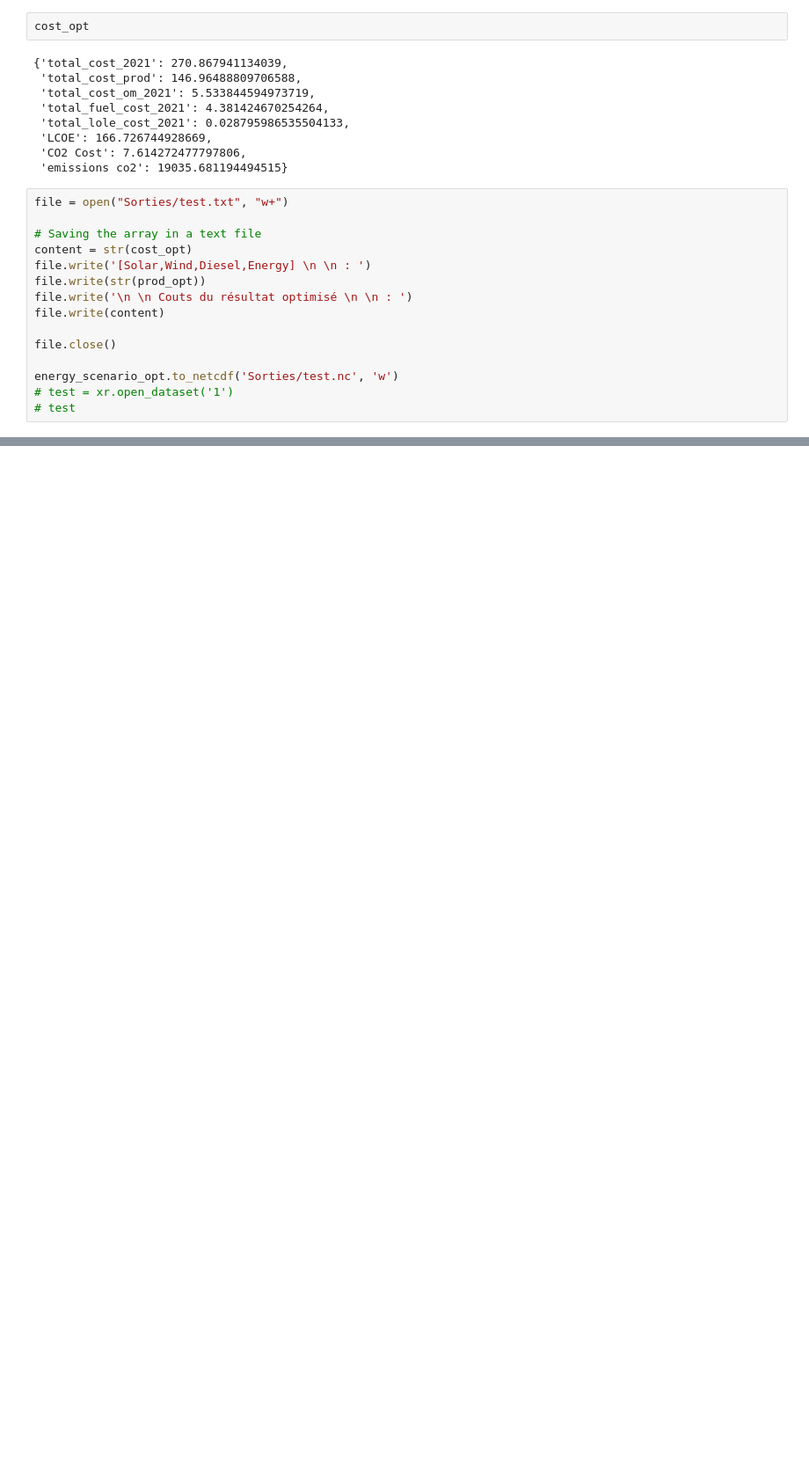
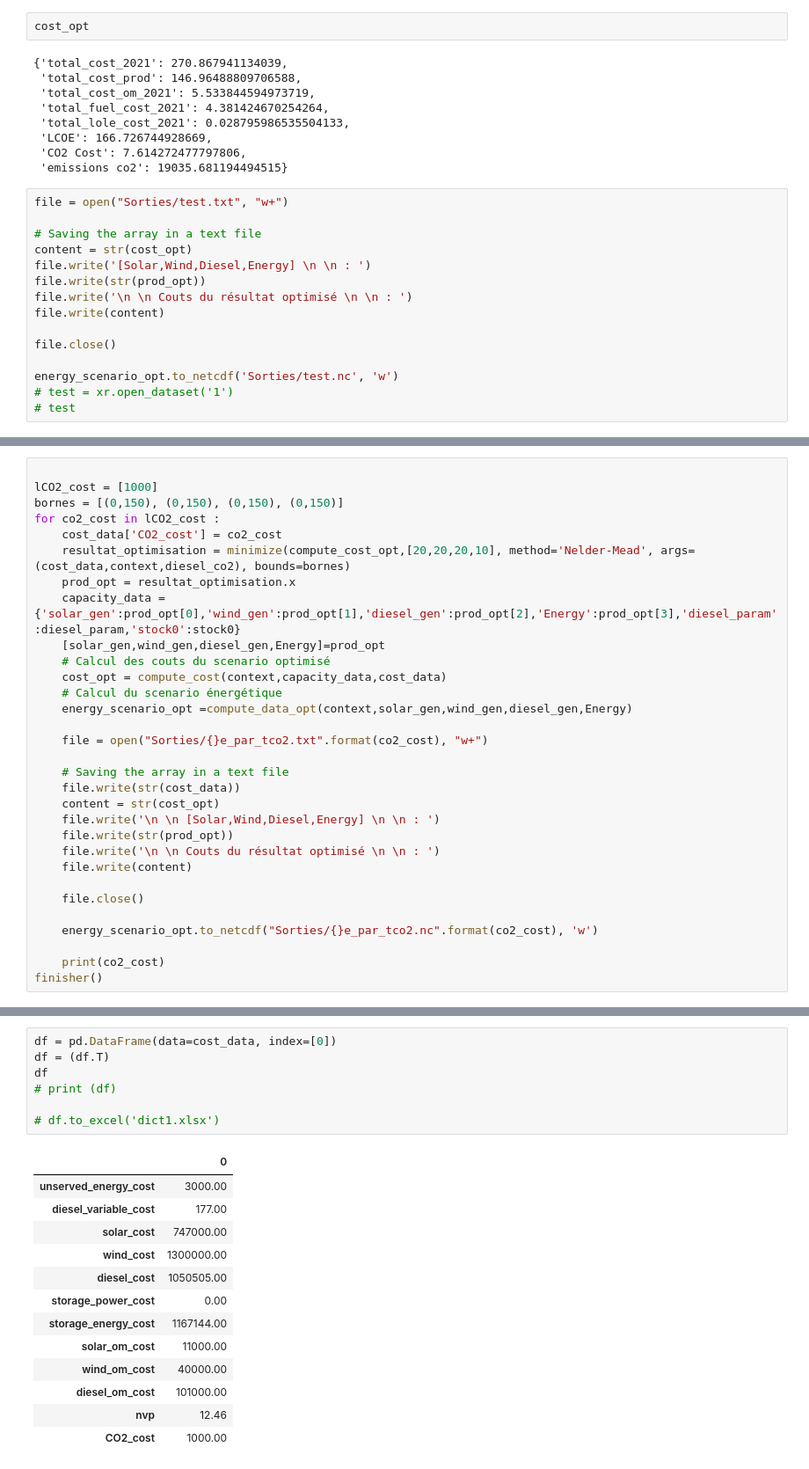
Before and after one commit to cledat/Projet-EA314, a Jupyter notebook: data_computation.ipynb, the cells around one changed output, grey strips where cells are left out. Shown at 88% size. Drawn from its saved outputs; the diff is of its cells as text; blank space fills up the shorter version.

Commit message:
Sortie tests de sensibilité co2

```diff
--- a/data_computation.ipynb
+++ b/data_computation.ipynb
@@ -505,0 +445,31 @@ ValueError: If using all scalar values, you must pass an index
+# %%
+
+lCO2_cost = [1000]
+bornes = [(0,150), (0,150), (0,150), (0,150)]
+for co2_cost in lCO2_cost :
+    cost_data['CO2_cost'] = co2_cost
+    resultat_optimisation = minimize(compute_cost_opt,[20,20,20,10], method='Nelder-Mead', args=(cost_data,context,diesel_co2), bounds=bornes)
+    prod_opt = resultat_optimisation.x
+    capacity_data = {'solar_gen':prod_opt[0],'wind_gen':prod_opt[1],'diesel_gen':prod_opt[2],'Energy':prod_opt[3],'diesel_param':diesel_param,'stock0':stock0}
+    [solar_gen,wind_gen,diesel_gen,Energy]=prod_opt
+    # Calcul des couts du scenario optimisé
+    cost_opt = compute_cost(context,capacity_data,cost_data)
+    # Calcul du scenario énergétique
+    energy_scenario_opt =compute_data_opt(context,solar_gen,wind_gen,diesel_gen,Energy)
+
+    file = open("Sorties/{}e_par_tco2.txt".format(co2_cost), "w+")
+
+    # Saving the array in a text file
+    file.write(str(cost_data))
+    content = str(cost_opt)
+    file.write('\n \n [Solar,Wind,Diesel,Energy] \n \n : ')
+    file.write(str(prod_opt))
+    file.write('\n \n Couts du résultat optimisé \n \n : ')
+    file.write(content)
+
+    file.close()
+
+    energy_scenario_opt.to_netcdf("Sorties/{}e_par_tco2.nc".format(co2_cost), 'w')
+
+    print(co2_cost)
+finisher()
@@ -505,0 +495,21 @@ ValueError: If using all scalar values, you must pass an index
+# %%
+df = pd.DataFrame(data=cost_data, index=[0])
+df = (df.T)
+df
+# print (df)
+
+# df.to_excel('dict1.xlsx')
+# %% [output]
+|  | 0 |
+| unserved_energy_cost | 3000.00 |
+| diesel_variable_cost | 177.00 |
+| solar_cost | 747000.00 |
+| wind_cost | 1300000.00 |
+| diesel_cost | 1050505.00 |
+| storage_power_cost | 0.00 |
+| storage_energy_cost | 1167144.00 |
+| solar_om_cost | 11000.00 |
+| wind_om_cost | 40000.00 |
+| diesel_om_cost | 101000.00 |
+| nvp | 12.46 |
+| CO2_cost | 1000.00 |
```
Also changed, not shown: parts of 10 cells of this notebook, 1 other file.
